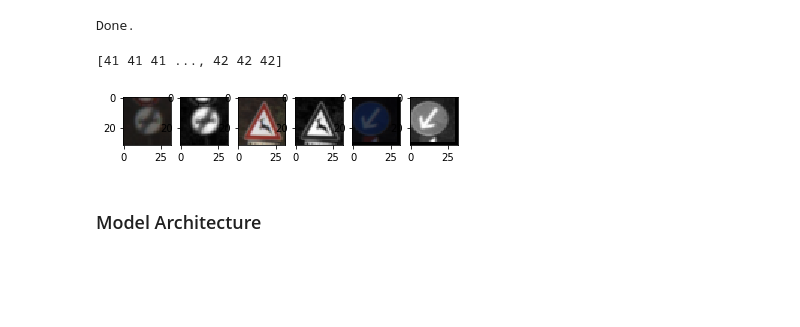
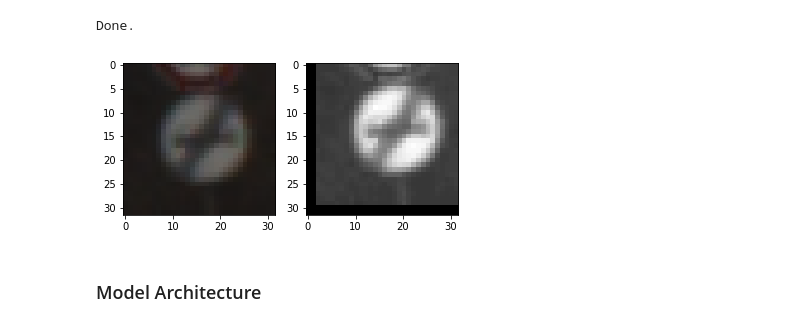
Before and after one commit to maguima3/CarND-Term1-Udacity, a Jupyter notebook: Term1/Projects/P2-Traffic-Sign-Classifier/Traffic_Sign_Classifier.ipynb, the cells around one changed output. Cells and saved outputs as stored; diff of their text form; code cells hidden in the pictures; blank space fills up the shorter version.

```diff
--- a/Term1/Projects/P2-Traffic-Sign-Classifier/Traffic_Sign_Classifier.ipynb
+++ b/Term1/Projects/P2-Traffic-Sign-Classifier/Traffic_Sign_Classifier.ipynb
@@ -350,25 +339,18 @@ y_test_processed = y_test
 print('Done.')
 # %% [output]
 Done.
-# %%
-print(y_train_processed)
-
-# Safety check
-n_test_img = [1, 500, 100000]
-
-#print(X_train_norm[0].reshape(32,32).shape)
-index = 1
-for i in n_test_img:
-    plt.figure
-    plt.subplot(1,len(n_test_img)*2,index)
-    plt.imshow(X_train[i])
-
-    plt.subplot(1,len(n_test_img)*2,index+1)
-    plt.imshow(X_train_processed[i].reshape(32,32), cmap='gray')
-    index = index+2
-# %% [output]
-[41 41 41 ..., 42 42 42]
-[figure, removed]
+# %%
+# Check
+x_in = X_train[1]
+x_out = generate_jittered_image(x_in)
+x_out = preprocess_img(x_out)
+
+plt.subplot(1,2,1)
+plt.imshow(np.squeeze(x_in), cmap='gray');
+plt.subplot(1,2,2)
+plt.imshow(np.squeeze(x_out), cmap='gray');
+# %% [output]
+[figure, added]
 # %% [markdown]
 ### Model Architecture
 # %%
```
Also changed, not shown: parts of 20 cells of this notebook, 6 other files.
